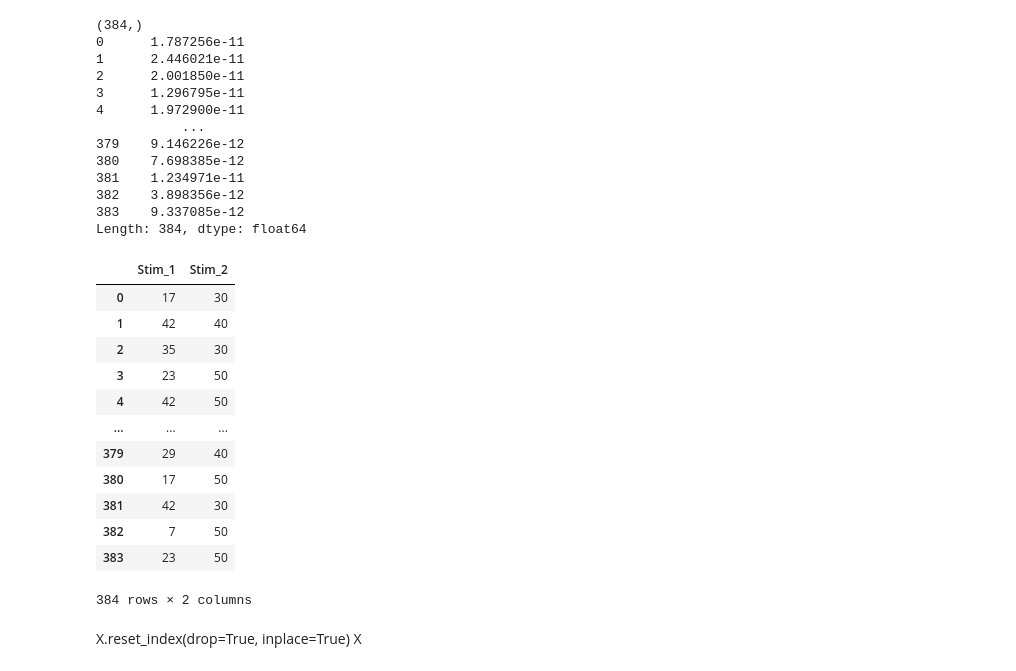
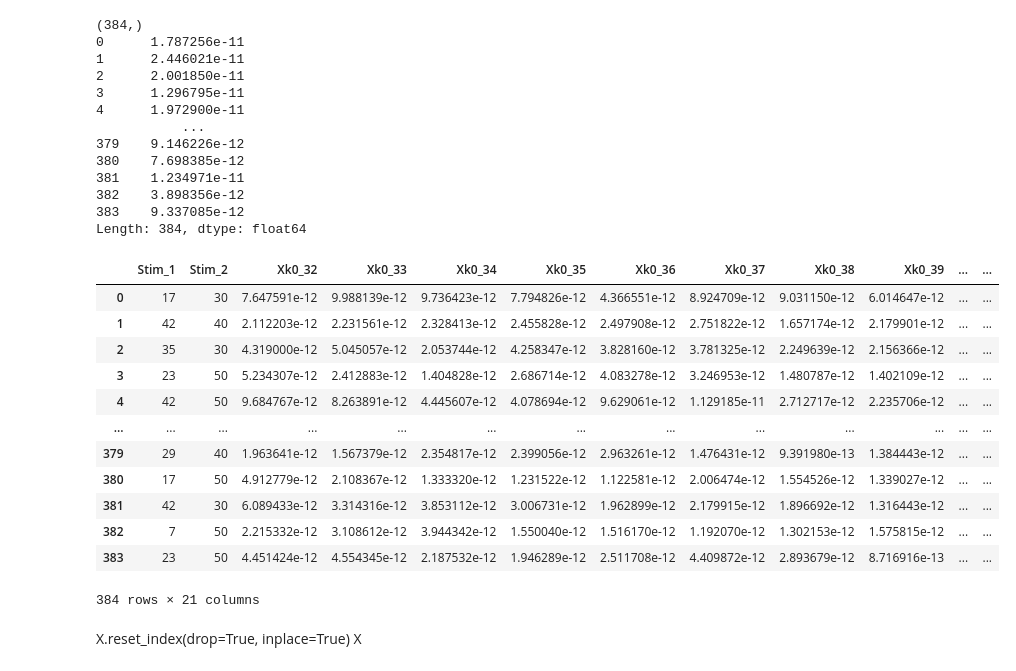
Before and after one commit to Simurgh818/NeuroGaussianProcess, a Jupyter notebook: GP_Anastheisa_vs_Awake.ipynb, the cells around one changed output. Saved outputs shown, nothing was run; the diff lists cells and outputs as text; code cells hidden in the pictures.

```diff
--- a/GP_Anastheisa_vs_Awake.ipynb
+++ b/GP_Anastheisa_vs_Awake.ipynb
@@ -95,22 +97,22 @@ print(Y)
 383    9.337085e-12
 Length: 384, dtype: float64
 # %%
-X = CA1_df.iloc[:, 0:2]
+X = CA1_df.iloc[:,  np.r_[0:2, 33:52]]
 X
 # %% [output]
-|  | Stim_1 | Stim_2 |
-| 0 | 17 | 30 |
-| 1 | 42 | 40 |
-| 2 | 35 | 30 |
-| 3 | 23 | 50 |
-| 4 | 42 | 50 |
-| ... | ... | ... |
-| 379 | 29 | 40 |
-| 380 | 17 | 50 |
-| 381 | 42 | 30 |
-| 382 | 7 | 50 |
-| 383 | 23 | 50 |
+|  | Stim_1 | Stim_2 | Xk0_32 | Xk0_33 | Xk0_34 | Xk0_35 | Xk0_36 | Xk0_37 | Xk0_38 | Xk0_39 | ... | ... |
+| 0 | 17 | 30 | 7.647591e-12 | 9.988139e-12 | 9.736423e-12 | 7.794826e-12 | 4.366551e-12 | 8.924709e-12 | 9.031150e-12 | 6.014647e-12 | ... | ... |
+| 1 | 42 | 40 | 2.112203e-12 | 2.231561e-12 | 2.328413e-12 | 2.455828e-12 | 2.497908e-12 | 2.751822e-12 | 1.657174e-12 | 2.179901e-12 | ... | ... |
+| 2 | 35 | 30 | 4.319000e-12 | 5.045057e-12 | 2.053744e-12 | 4.258347e-12 | 3.828160e-12 | 3.781325e-12 | 2.249639e-12 | 2.156366e-12 | ... | ... |
+| 3 | 23 | 50 | 5.234307e-12 | 2.412883e-12 | 1.404828e-12 | 2.686714e-12 | 4.083278e-12 | 3.246953e-12 | 1.480787e-12 | 1.402109e-12 | ... | ... |
+| 4 | 42 | 50 | 9.684767e-12 | 8.263891e-12 | 4.445607e-12 | 4.078694e-12 | 9.629061e-12 | 1.129185e-11 | 2.712717e-12 | 2.235706e-12 | ... | ... |
+| ... | ... | ... | ... | ... | ... | ... | ... | ... | ... | ... | ... | ... |
+| 379 | 29 | 40 | 1.963641e-12 | 1.567379e-12 | 2.354817e-12 | 2.399056e-12 | 2.963261e-12 | 1.476431e-12 | 9.391980e-13 | 1.384443e-12 | ... | ... |
+| 380 | 17 | 50 | 4.912779e-12 | 2.108367e-12 | 1.333320e-12 | 1.231522e-12 | 1.122581e-12 | 2.006474e-12 | 1.554526e-12 | 1.339027e-12 | ... | ... |
+| 381 | 42 | 30 | 6.089433e-12 | 3.314316e-12 | 3.853112e-12 | 3.006731e-12 | 1.962899e-12 | 2.179915e-12 | 1.896692e-12 | 1.316443e-12 | ... | ... |
+| 382 | 7 | 50 | 2.215332e-12 | 3.108612e-12 | 3.944342e-12 | 1.550040e-12 | 1.516170e-12 | 1.192070e-12 | 1.302153e-12 | 1.575815e-12 | ... | ... |
+| 383 | 23 | 50 | 4.451424e-12 | 4.554345e-12 | 2.187532e-12 | 1.946289e-12 | 2.511708e-12 | 4.409872e-12 | 2.893679e-12 | 8.716916e-13 | ... | ... |
-384 rows × 2 columns
+384 rows × 21 columns
 # %% [markdown]
 X.reset_index(drop=True, inplace=True)
 X
```
Also changed, not shown: parts of 5 cells of this notebook, 1 other file.
